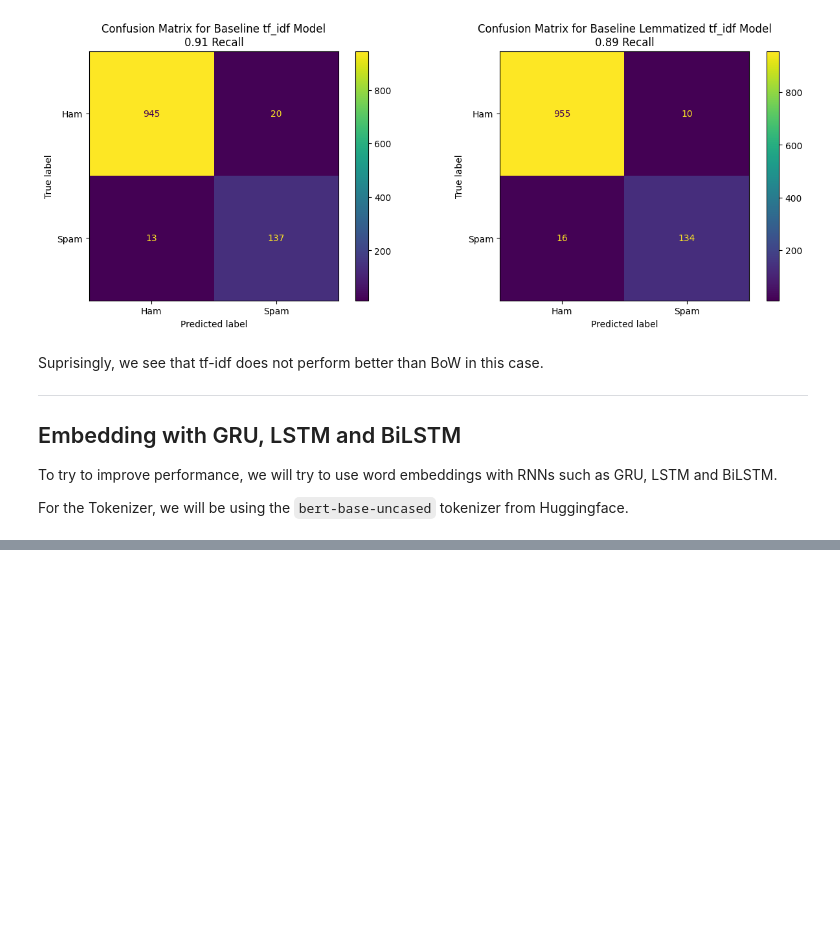
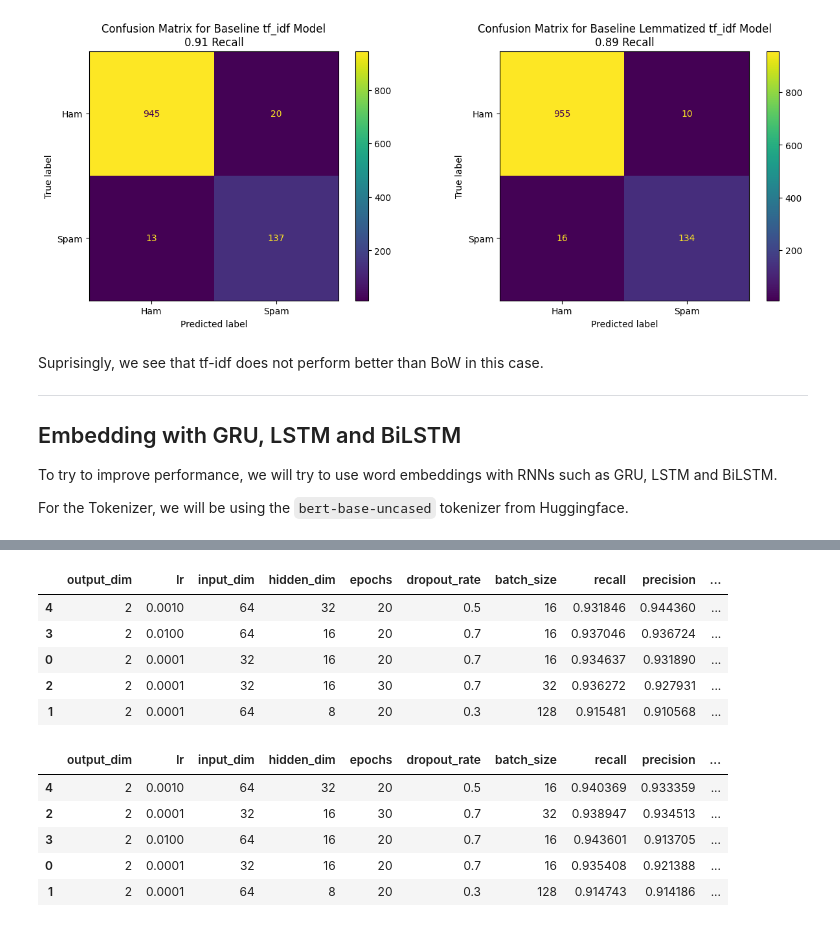
Before and after one commit to JovanHengGhimHong/Spam-Email-Detector, a Jupyter notebook: index.ipynb, the cells around one changed output, grey strips where cells are left out. Drawn from its saved outputs; the diff is of its cells as text; code cells hidden in the pictures; blank space fills up the shorter version.

Commit message:
Completed Hyperparameter tuning; Simple Flask Server added

```diff
--- a/index.ipynb
+++ b/index.ipynb
@@ -576,5 +576,18 @@ tokenized_train_lematized_loader = DataLoader(tokenized_train_lematized_dataset,
 
 tokenized_test_lematized_dataset = TensorDataset(tokenized_test_lematized['input_ids'], torch.tensor(y_test))
 tokenized_test_lematized_loader = DataLoader(tokenized_test_lematized_dataset, batch_size=32)
+# %%
+# define LSTM hyperparameter space
+lstm_param_space = {
+    'input_dim': [32, 64],
+    'hidden_dim': [8, 16, 24, 32],
+    'output_dim': [2],
+    'lr': [1e-4, 1e-2, 1e-03],
+    'batch_size': [16, 32, 64, 128],
+    'epochs': [20 , 30],
+    'dropout_rate': [0.3, 0.5, 0.7]
+}
+
+lstm_selected_params = list(ParameterSampler(lstm_param_space, n_iter=5, random_state=42))
 # %%
 # we build a simple sequential model as baseline
@@ -648 +700,20 @@ class BaselineLSTM(nn.Module):
+# %%
+lstm_results_df = pd.DataFrame(lstm_results).sort_values(by='f1', ascending=False)
+lstm_lematized_results_df = pd.DataFrame(lstm_lematized_results).sort_values(by='f1', ascending=False)
+
+display(lstm_results_df)
+display(lstm_lematized_results_df)
+# %% [output]
+|  | output_dim | lr | input_dim | hidden_dim | epochs | dropout_rate | batch_size | recall | precision | ... |
+| 4 | 2 | 0.0010 | 64 | 32 | 20 | 0.5 | 16 | 0.931846 | 0.944360 | ... |
+| 3 | 2 | 0.0100 | 64 | 16 | 20 | 0.7 | 16 | 0.937046 | 0.936724 | ... |
+| 0 | 2 | 0.0001 | 32 | 16 | 20 | 0.7 | 16 | 0.934637 | 0.931890 | ... |
+| 2 | 2 | 0.0001 | 32 | 16 | 30 | 0.7 | 32 | 0.936272 | 0.927931 | ... |
+| 1 | 2 | 0.0001 | 64 | 8 | 20 | 0.3 | 128 | 0.915481 | 0.910568 | ... |
+|  | output_dim | lr | input_dim | hidden_dim | epochs | dropout_rate | batch_size | recall | precision | ... |
+| 4 | 2 | 0.0010 | 64 | 32 | 20 | 0.5 | 16 | 0.940369 | 0.933359 | ... |
+| 2 | 2 | 0.0001 | 32 | 16 | 30 | 0.7 | 32 | 0.938947 | 0.934513 | ... |
+| 3 | 2 | 0.0100 | 64 | 16 | 20 | 0.7 | 16 | 0.943601 | 0.913705 | ... |
+| 0 | 2 | 0.0001 | 32 | 16 | 20 | 0.7 | 16 | 0.935408 | 0.921388 | ... |
+| 1 | 2 | 0.0001 | 64 | 8 | 20 | 0.3 | 128 | 0.914743 | 0.914186 | ... |
 # %%
```
Also changed, not shown: parts of 11 cells of this notebook, 9 other files.
